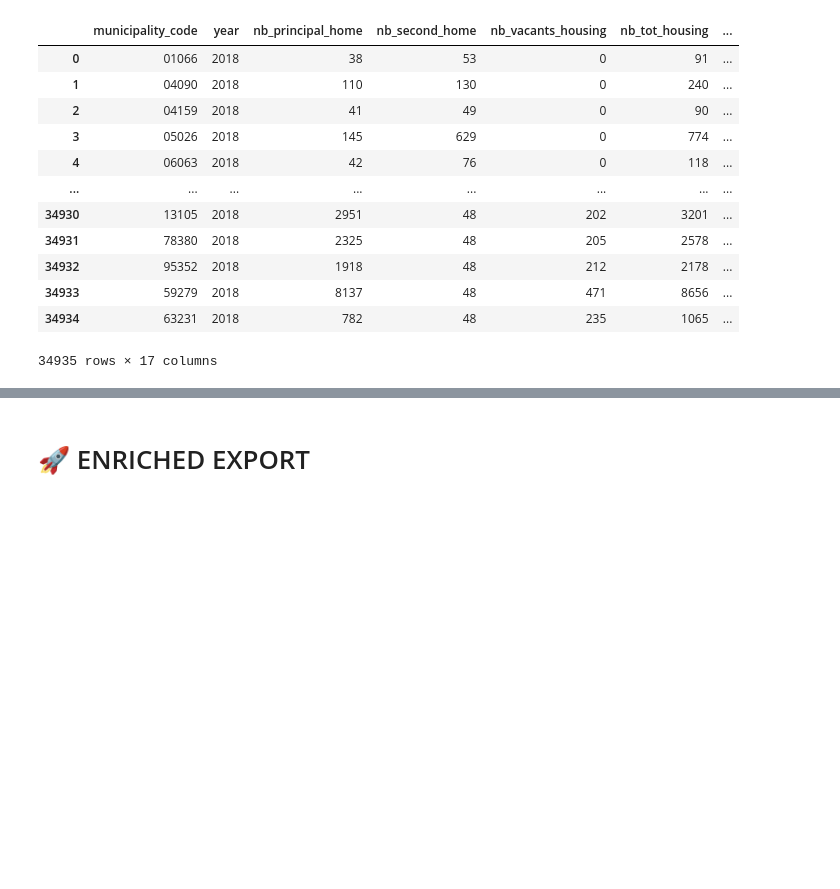
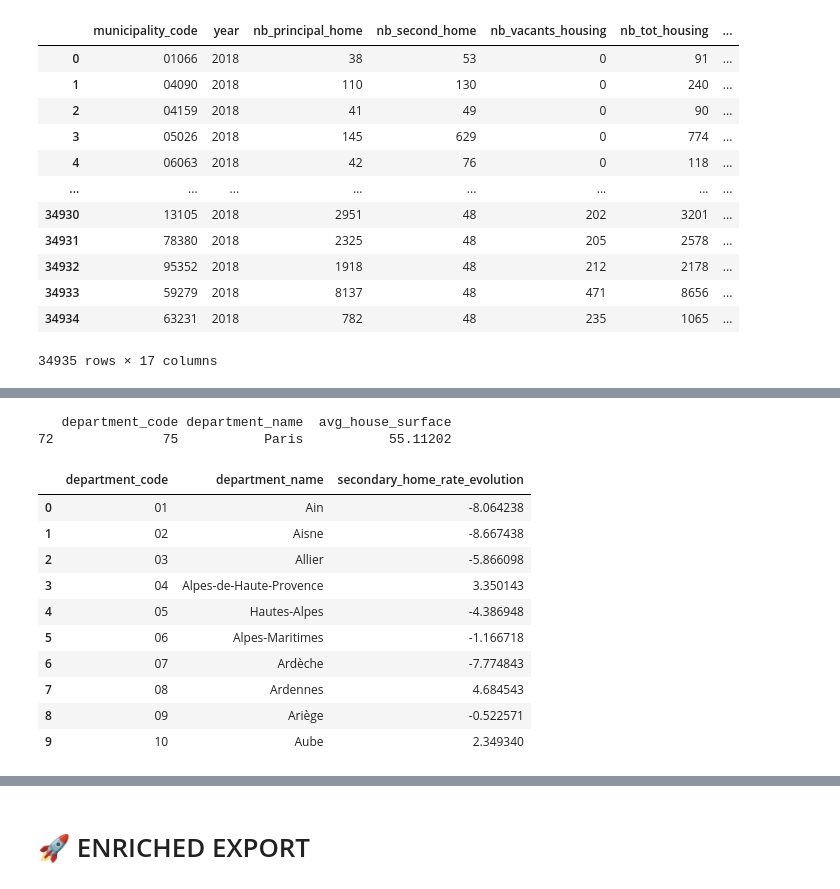
Before and after one commit to MChvtta/prello_scoring_system, a Jupyter notebook: notebooks/ES_Transformation.ipynb, the cells around one changed output, grey strips where cells are left out. Cells and saved outputs as stored; diff of their text form; code cells hidden in the pictures; blank space fills up the shorter version.

```diff
--- a/notebooks/ES_Transformation.ipynb
+++ b/notebooks/ES_Transformation.ipynb
@@ -748,0 +739,56 @@ stock_df_2018
+# %%
+# Filtre sur un departement en particulier (exemple paris 75)
+print(average_surface_department[average_surface_department['department_code'] == '75'])
+# %% [output]
+   department_code department_name  avg_house_surface
+72              75           Paris           55.11202
+# %%
+# 3.2 Évolution du % des maisons secondaires par département
+
+# Filtrer les données pour les années 2008 et 2018
+housing_2008 = stock_df[stock_df['year'] == 2008]
+housing_2018 = stock_df[stock_df['year'] == 2018]
+
+# Renommer les colonnes pour les années spécifiques
+housing_2008 = housing_2008[['municipality_code', 'secondary_home_rate']].rename(columns={'secondary_home_rate': 'secondary_home_rate_2008'})
+housing_2018 = housing_2018[['municipality_code', 'secondary_home_rate']].rename(columns={'secondary_home_rate': 'secondary_home_rate_2018'})
+
+# Joindre les données pour les années 2008 et 2018 sur le code de municipalité
+secondary_home_rate_comparison = housing_2008.merge(housing_2018, on='municipality_code')
+
+# Remplacer les valeurs 0 de 2008 pour éviter la division par zéro
+secondary_home_rate_comparison = secondary_home_rate_comparison.replace({'secondary_home_rate_2008': {0: np.nan}})
+
+# Calculer l'évolution du pourcentage de maisons secondaires par municipalité
+secondary_home_rate_comparison['secondary_home_rate_evolution'] = (
+    (secondary_home_rate_comparison['secondary_home_rate_2018'] - secondary_home_rate_comparison['secondary_home_rate_2008']) /
+    secondary_home_rate_comparison['secondary_home_rate_2008']
+) * 100
+
+# Remplacer les valeurs infinies et NaN par 0
+secondary_home_rate_comparison = secondary_home_rate_comparison.replace({'secondary_home_rate_evolution': {np.inf: np.nan, -np.inf: np.nan}})
+secondary_home_rate_comparison['secondary_home_rate_evolution'] = secondary_home_rate_comparison['secondary_home_rate_evolution'].fillna(0)
+
+# Joindre les informations de géolocalisation pour obtenir les départements
+secondary_home_rate_comparison = secondary_home_rate_comparison.merge(
+    georef_df[['municipality_code', 'department_code', 'department_name']],
+    on='municipality_code'
+)
+
+# Calculer l'évolution moyenne du pourcentage de maisons secondaires par département
+secondary_home_rate_evolution_department = secondary_home_rate_comparison.groupby(['department_code', 'department_name'])['secondary_home_rate_evolution'].mean().reset_index()
+secondary_home_rate_evolution_department.rename(columns={'secondary_home_rate_evolution': 'secondary_home_rate_evolution'}, inplace=True)
+
+secondary_home_rate_evolution_department.head(10)
+# %% [output]
+|  | department_code | department_name | secondary_home_rate_evolution |
+| 0 | 01 | Ain | -8.064238 |
+| 1 | 02 | Aisne | -8.667438 |
+| 2 | 03 | Allier | -5.866098 |
+| 3 | 04 | Alpes-de-Haute-Provence | 3.350143 |
+| 4 | 05 | Hautes-Alpes | -4.386948 |
+| 5 | 06 | Alpes-Maritimes | -1.166718 |
+| 6 | 07 | Ardèche | -7.774843 |
+| 7 | 08 | Ardennes | 4.684543 |
+| 8 | 09 | Ariège | -0.522571 |
+| 9 | 10 | Aube | 2.349340 |
```
Also changed, not shown: parts of 25 cells of this notebook, 2 other files.
